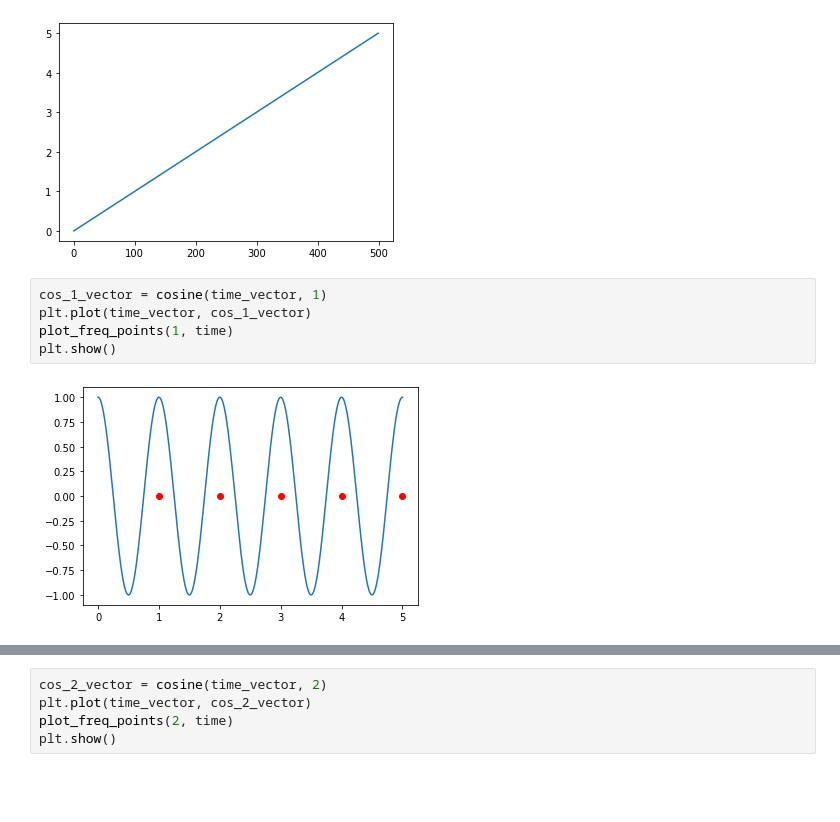
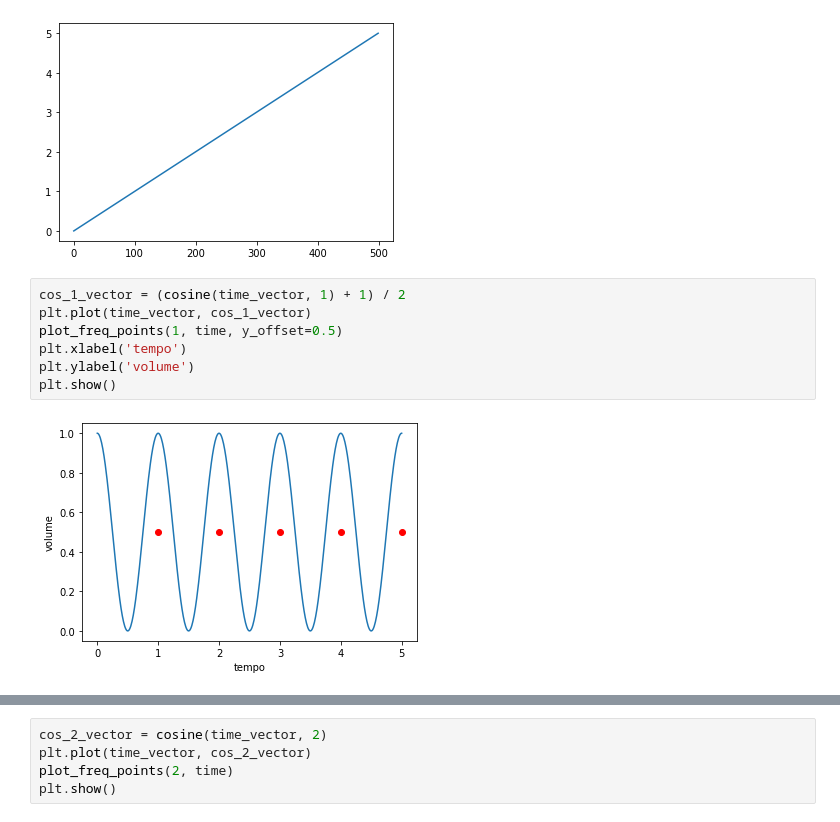
Before and after one commit to pedrogyrao/math_music, a Jupyter notebook: frequency vs time domains.ipynb, the cells around one changed output, grey strips where cells are left out. Saved outputs shown, nothing was run; the diff lists cells and outputs as text; blank space fills up the shorter version.

```diff
--- a/frequency vs time domains.ipynb
+++ b/frequency vs time domains.ipynb
@@ -35,9 +89,11 @@ plt.show()
 # %% [output]
 [figure]
 # %%
-cos_1_vector = cosine(time_vector, 1)
+cos_1_vector = (cosine(time_vector, 1) + 1) / 2
 plt.plot(time_vector, cos_1_vector)
-plot_freq_points(1, time)
+plot_freq_points(1, time, y_offset=0.5)
+plt.xlabel('tempo')
+plt.ylabel('volume')
 plt.show()
 # %% [output]
-[figure, old version]
+[figure, new version]
```
Also changed, not shown: parts of 10 cells of this notebook.
